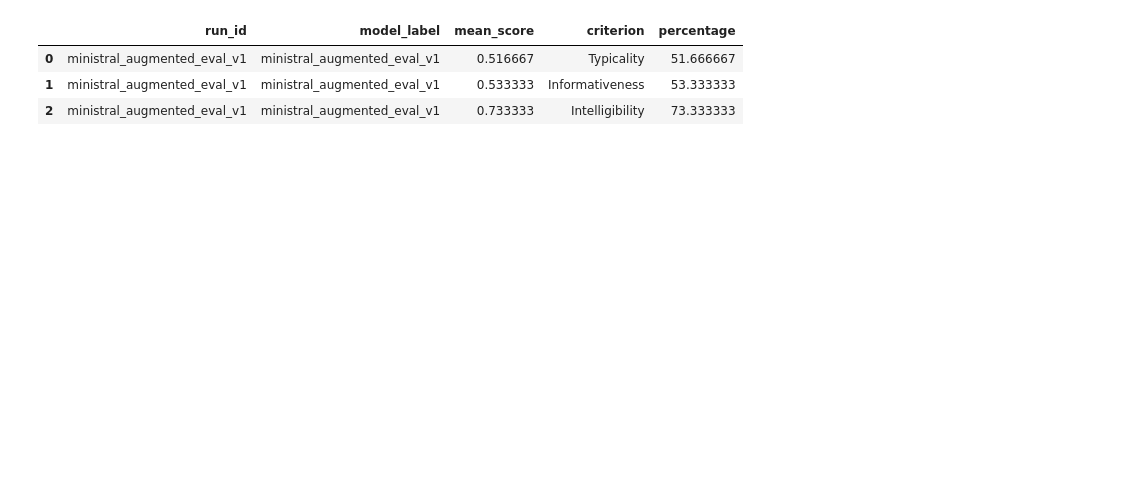
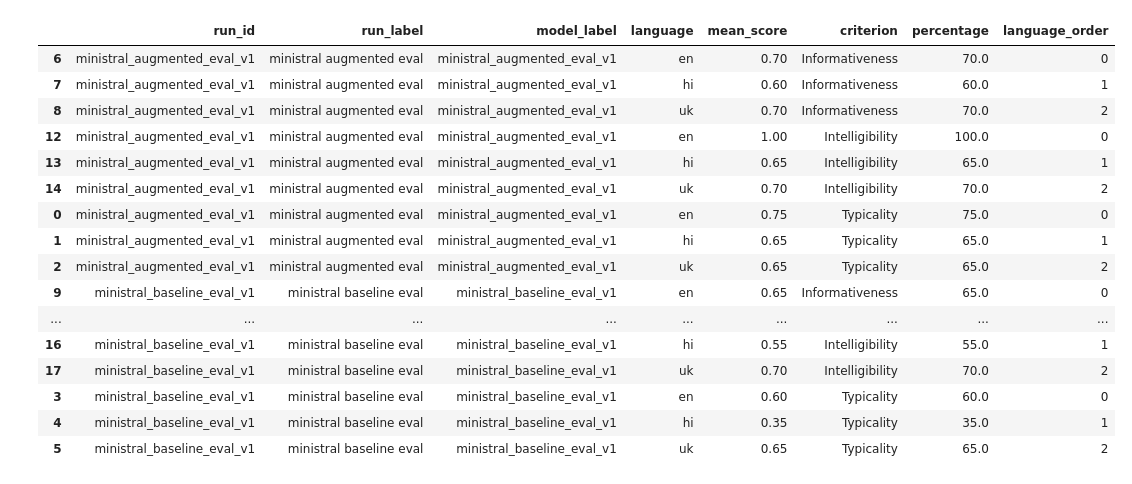
Before and after one commit to dhruvdesai18/ExGen-ExampleGeneration, a Jupyter notebook: analysis.ipynb, the cells around one changed output. Saved outputs shown, nothing was run; the diff lists cells and outputs as text; code cells hidden in the pictures; blank space fills up the shorter version.

Commit message:
feat: evaluated baseline and few-shot ministral

```diff
--- a/analysis.ipynb
+++ b/analysis.ipynb
@@ -7,9 +7,21 @@ from pathlib import Path
 import json
 
 import matplotlib.pyplot as plt
+import numpy as np
 import pandas as pd
 
 RUNS_DIR = Path("data/outputs/runs")
+LANGUAGE_ORDER = ["en", "hi", "uk"]
+LANGUAGE_LABELS = {
+    "en": "English",
+    "hi": "Hindi",
+    "uk": "Ukrainian",
+}
+LANGUAGE_COLORS = {
+    "en": "#3563E9",
+    "hi": "#17A34A",
+    "uk": "#F59E0B",
+}
 # %%
 def load_run_manifest(run_dir: Path) -> dict:
     manifest_path = run_dir / "manifest.json"
@@ -29,6 +41,11 @@ def build_model_label(manifest: dict, run_dir: Path) -> str:
     return manifest.get("run_id", run_dir.name)
 
 
+def build_run_label(manifest: dict, run_dir: Path) -> str:
+    run_id = manifest.get("run_id") or run_dir.name
+    return run_id.replace("_v1", "").replace("_", " ")
+
+
 def load_evaluations(runs_dir: Path = RUNS_DIR) -> pd.DataFrame:
     rows = []
     for eval_path in sorted(runs_dir.glob("*/evaluations.jsonl")):
@@ -36,12 +53,15 @@ def load_evaluations(runs_dir: Path = RUNS_DIR) -> pd.DataFrame:
         manifest = load_run_manifest(run_dir)
         model = manifest.get("configs", {}).get("model", {})
         model_label = build_model_label(manifest, run_dir)
+        run_label = build_run_label(manifest, run_dir)
 
         with eval_path.open("r", encoding="utf-8") as handle:
             for line in handle:
                 if not line.strip():
                     continue
                 row = json.loads(line)
+                row["run_dir"] = run_dir.name
+                row["run_label"] = run_label
                 row["model_label"] = model_label
                 row["model_name"] = model.get("name")
                 row["model_id"] = model.get("model_id")
@@ -51,7 +71,10 @@ def load_evaluations(runs_dir: Path = RUNS_DIR) -> pd.DataFrame:
     if not rows:
         return pd.DataFrame()
 
-    return pd.json_normalize(rows)
+    frame = pd.json_normalize(rows)
+    if "language" in frame.columns:
+        frame["language"] = frame["language"].astype(str)
+    return frame
 
 
 evaluations_df = load_evaluations()
@@ -128,39 +205,58 @@ def summarize_gdex_criteria(evaluations: pd.DataFrame) -> pd.DataFrame:
     gdex = evaluations[evaluations["metric_name"] == "gdex"].copy()
     if gdex.empty:
         return pd.DataFrame()
 
     criterion_columns = {
         "Typicality": "result.criterion_scores.typical",
         "Informativeness": "result.criterion_scores.informative",
         "Intelligibility": "result.criterion_scores.intelligible",
     }
 
     missing = [column for column in criterion_columns.values() if column not in gdex.columns]
     if missing:
         raise ValueError(f"Missing GDEX criterion score columns: {missing}")
 
     rows = []
     for criterion_name, column in criterion_columns.items():
         summary = (
-            gdex.groupby(["run_id", "model_label"], dropna=False)[column]
+            gdex.groupby(["run_id", "run_label", "model_label", "language"], dropna=False)[column]
             .mean()
             .reset_index(name="mean_score")
         )
         summary["criterion"] = criterion_name
         rows.append(summary)
 
     criterion_summary = pd.concat(rows, ignore_index=True)
     criterion_summary["percentage"] = criterion_summary["mean_score"] * 100
-    return criterion_summary
+    criterion_summary["language_order"] = criterion_summary["language"].apply(
+        lambda value: LANGUAGE_ORDER.index(value) if value in LANGUAGE_ORDER else len(LANGUAGE_ORDER)
+    )
+    return criterion_summary.sort_values(
+        ["run_label", "criterion", "language_order"],
+        ascending=[True, True, True],
+    )
 
 
 gdex_summary = summarize_gdex_criteria(evaluations_df)
 gdex_summary
 # %% [output]
-|  | run_id | model_label | mean_score | criterion | percentage |
-| 0 | ministral_augmented_eval_v1 | ministral_augmented_eval_v1 | 0.516667 | Typicality | 51.666667 |
-| 1 | ministral_augmented_eval_v1 | ministral_augmented_eval_v1 | 0.533333 | Informativeness | 53.333333 |
-| 2 | ministral_augmented_eval_v1 | ministral_augmented_eval_v1 | 0.733333 | Intelligibility | 73.333333 |
+|  | run_id | run_label | model_label | language | mean_score | criterion | percentage | language_order |
+| 6 | ministral_augmented_eval_v1 | ministral augmented eval | ministral_augmented_eval_v1 | en | 0.70 | Informativeness | 70.0 | 0 |
+| 7 | ministral_augmented_eval_v1 | ministral augmented eval | ministral_augmented_eval_v1 | hi | 0.60 | Informativeness | 60.0 | 1 |
+| 8 | ministral_augmented_eval_v1 | ministral augmented eval | ministral_augmented_eval_v1 | uk | 0.70 | Informativeness | 70.0 | 2 |
+| 12 | ministral_augmented_eval_v1 | ministral augmented eval | ministral_augmented_eval_v1 | en | 1.00 | Intelligibility | 100.0 | 0 |
+| 13 | ministral_augmented_eval_v1 | ministral augmented eval | ministral_augmented_eval_v1 | hi | 0.65 | Intelligibility | 65.0 | 1 |
+| 14 | ministral_augmented_eval_v1 | ministral augmented eval | ministral_augmented_eval_v1 | uk | 0.70 | Intelligibility | 70.0 | 2 |
+| 0 | ministral_augmented_eval_v1 | ministral augmented eval | ministral_augmented_eval_v1 | en | 0.75 | Typicality | 75.0 | 0 |
+| 1 | ministral_augmented_eval_v1 | ministral augmented eval | ministral_augmented_eval_v1 | hi | 0.65 | Typicality | 65.0 | 1 |
+| 2 | ministral_augmented_eval_v1 | ministral augmented eval | ministral_augmented_eval_v1 | uk | 0.65 | Typicality | 65.0 | 2 |
+| 9 | ministral_baseline_eval_v1 | ministral baseline eval | ministral_baseline_eval_v1 | en | 0.65 | Informativeness | 65.0 | 0 |
+| ... | ... | ... | ... | ... | ... | ... | ... | ... |
+| 16 | ministral_baseline_eval_v1 | ministral baseline eval | ministral_baseline_eval_v1 | hi | 0.55 | Intelligibility | 55.0 | 1 |
+| 17 | ministral_baseline_eval_v1 | ministral baseline eval | ministral_baseline_eval_v1 | uk | 0.70 | Intelligibility | 70.0 | 2 |
+| 3 | ministral_baseline_eval_v1 | ministral baseline eval | ministral_baseline_eval_v1 | en | 0.60 | Typicality | 60.0 | 0 |
+| 4 | ministral_baseline_eval_v1 | ministral baseline eval | ministral_baseline_eval_v1 | hi | 0.35 | Typicality | 35.0 | 1 |
+| 5 | ministral_baseline_eval_v1 | ministral baseline eval | ministral_baseline_eval_v1 | uk | 0.65 | Typicality | 65.0 | 2 |
 # %%
 def plot_gdex_criteria(summary: pd.DataFrame) -> pd.DataFrame:
     if summary.empty:
```
Also changed, not shown: parts of 5 cells of this notebook, 9 other files.
